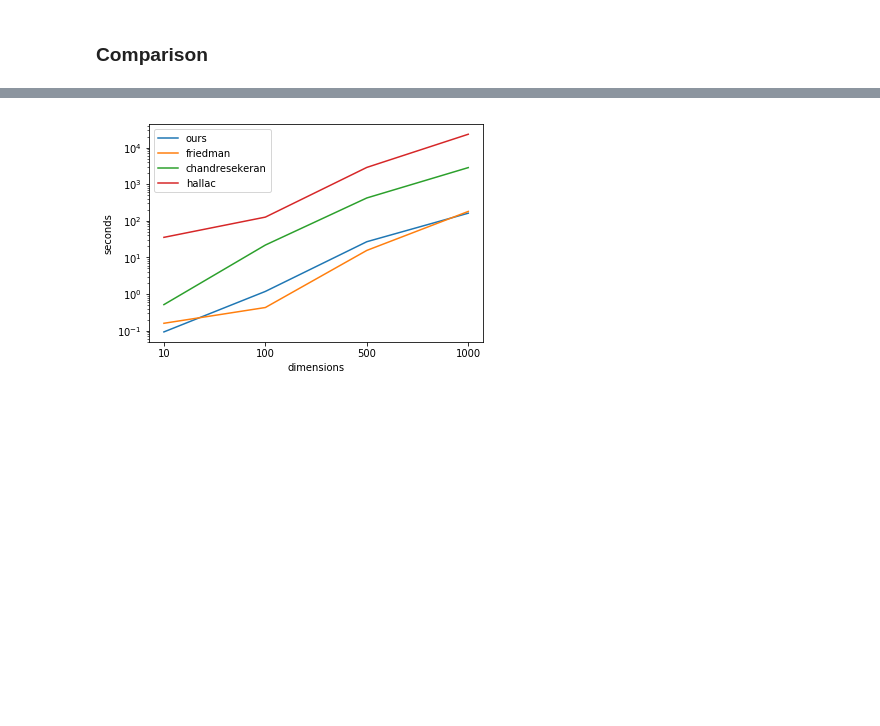
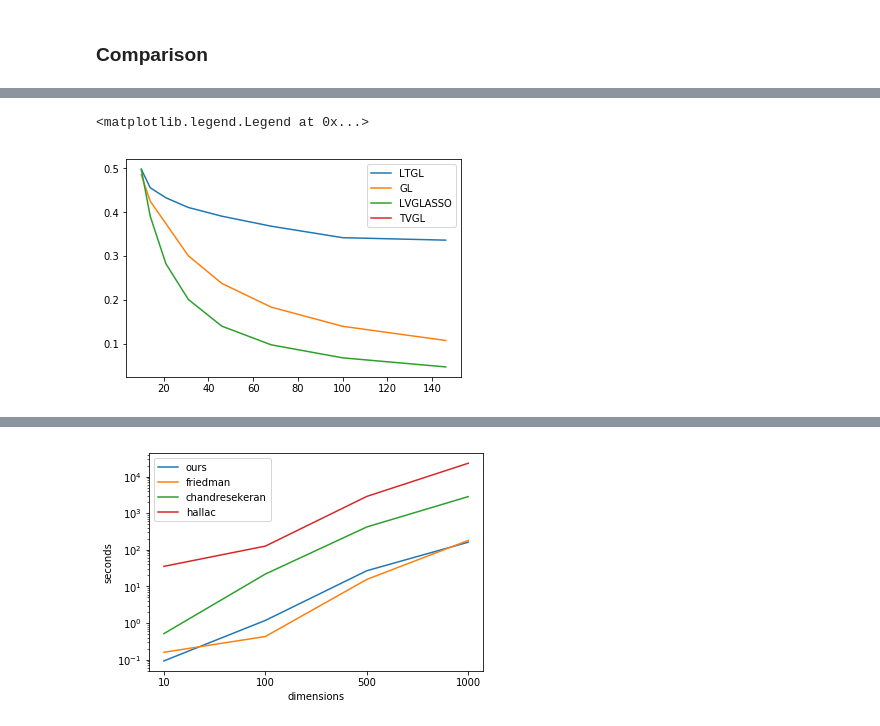
Before and after one commit to fdtomasi/regain, a Jupyter notebook: notebooks/performance analysis.ipynb, the cells around one changed output, grey strips where cells are left out. Drawn from its saved outputs; the diff is of its cells as text; code cells hidden in the pictures; blank space fills up the shorter version.

```diff
--- a/notebooks/performance analysis.ipynb
+++ b/notebooks/performance analysis.ipynb
@@ -341,9 +577,0 @@ dff.xs('F1score', level='score', axis=1)
-# %%
-for ff in ['ours', 'friedman', 'chandresekeran', 'hallac']:
-    arr = locals()[ff]
-    dff.loc[(ff, 10)] = pd.Series(({(col,dim): arr[arr['n_dim_obs'] == dim].iloc[0][col] for (dim,col) in product(
-        arr['n_dim_obs'].unique(),
-        ["F1score", "MSE_precision", "MSE_observed","MSE_latent","mean_rank_error"])}))
-#     dff = dff.append(pd.Series(({(col,dim): arr[arr['n_dim_obs'] == dim].iloc[0][col] for (dim,col) in product(
-#         arr['n_dim_obs'].unique(),
-#         ["F1score", "MSE_precision", "MSE_observed","MSE_latent","mean_rank_error"])}), name=(ff, 10)))
@@ -349,0 +587,10 @@ for ff in ['ours', 'friedman', 'chandresekeran', 'hallac']:
+# %%
+mm = dff.xs("F1score", level='score', axis=1).xs(100, level='time')
+for x in mm.index:
+    plt.plot(mm.xs(x))
+# plt.xscale('log')
+plt.legend()
+# plt.ylim([0.597,0.600])
+# %% [output]
+<matplotlib.legend.Legend at 0x...>
+[figure, added]
```
Also changed, not shown: parts of 45 cells of this notebook, 1 other file.
